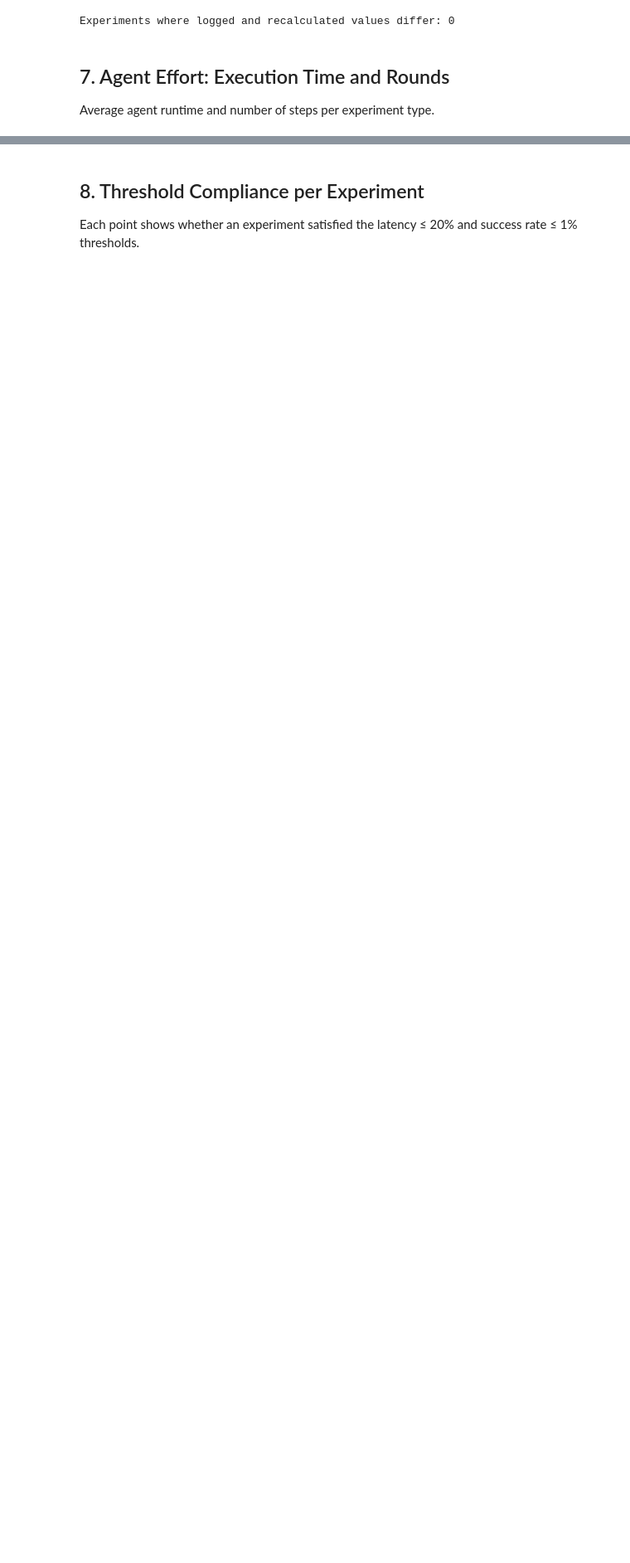
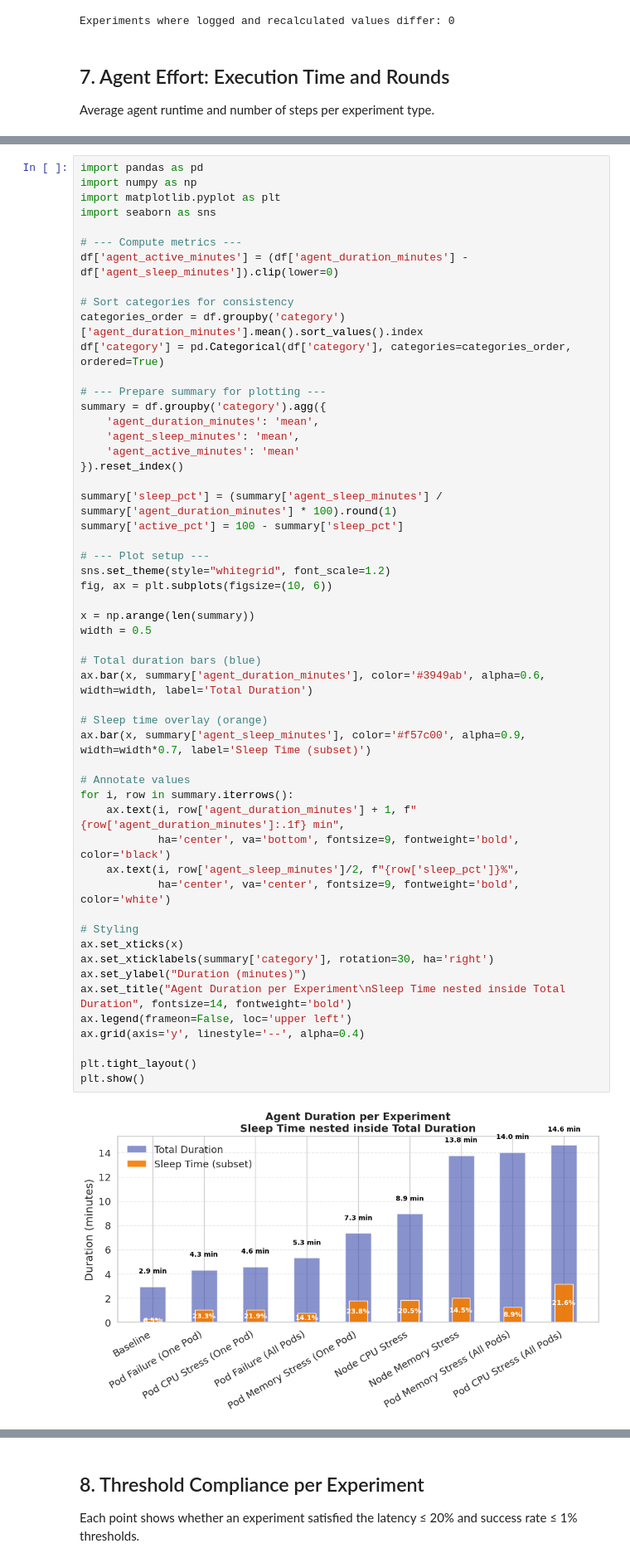
Before and after one commit to vaavg13/kub-mitigation-agent, a Jupyter notebook: experiment_type_analysis.ipynb, the cells around one changed output, grey strips where cells are left out. Shown at 83% size. Drawn from its saved outputs; the diff is of its cells as text; blank space fills up the shorter version.

```diff
--- a/experiment_type_analysis.ipynb
+++ b/experiment_type_analysis.ipynb
@@ -336,0 +366,55 @@ plt.show()
+# %%
+import pandas as pd
+import numpy as np
+import matplotlib.pyplot as plt
+import seaborn as sns
+
+# --- Compute metrics ---
+df['agent_active_minutes'] = (df['agent_duration_minutes'] - df['agent_sleep_minutes']).clip(lower=0)
+
+# Sort categories for consistency
+categories_order = df.groupby('category')['agent_duration_minutes'].mean().sort_values().index
+df['category'] = pd.Categorical(df['category'], categories=categories_order, ordered=True)
+
+# --- Prepare summary for plotting ---
+summary = df.groupby('category').agg({
+    'agent_duration_minutes': 'mean',
+    'agent_sleep_minutes': 'mean',
+    'agent_active_minutes': 'mean'
+}).reset_index()
+
+summary['sleep_pct'] = (summary['agent_sleep_minutes'] / summary['agent_duration_minutes'] * 100).round(1)
+summary['active_pct'] = 100 - summary['sleep_pct']
+
+# --- Plot setup ---
+sns.set_theme(style="whitegrid", font_scale=1.2)
+fig, ax = plt.subplots(figsize=(10, 6))
+
+x = np.arange(len(summary))
+width = 0.5
+
+# Total duration bars (blue)
+ax.bar(x, summary['agent_duration_minutes'], color='#3949ab', alpha=0.6, width=width, label='Total Duration')
+
+# Sleep time overlay (orange)
+ax.bar(x, summary['agent_sleep_minutes'], color='#f57c00', alpha=0.9, width=width*0.7, label='Sleep Time (subset)')
+
+# Annotate values
+for i, row in summary.iterrows():
+    ax.text(i, row['agent_duration_minutes'] + 1, f"{row['agent_duration_minutes']:.1f} min",
+            ha='center', va='bottom', fontsize=9, fontweight='bold', color='black')
+    ax.text(i, row['agent_sleep_minutes']/2, f"{row['sleep_pct']}%",
+            ha='center', va='center', fontsize=9, fontweight='bold', color='white')
+
+# Styling
+ax.set_xticks(x)
+ax.set_xticklabels(summary['category'], rotation=30, ha='right')
+ax.set_ylabel("Duration (minutes)")
+ax.set_title("Agent Duration per Experiment\nSleep Time nested inside Total Duration", fontsize=14, fontweight='bold')
+ax.legend(frameon=False, loc='upper left')
+ax.grid(axis='y', linestyle='--', alpha=0.4)
+
+plt.tight_layout()
+plt.show()
+# %% [output]
+[figure, added]
```
Also changed, not shown: parts of 21 cells of this notebook, 3 other files.
